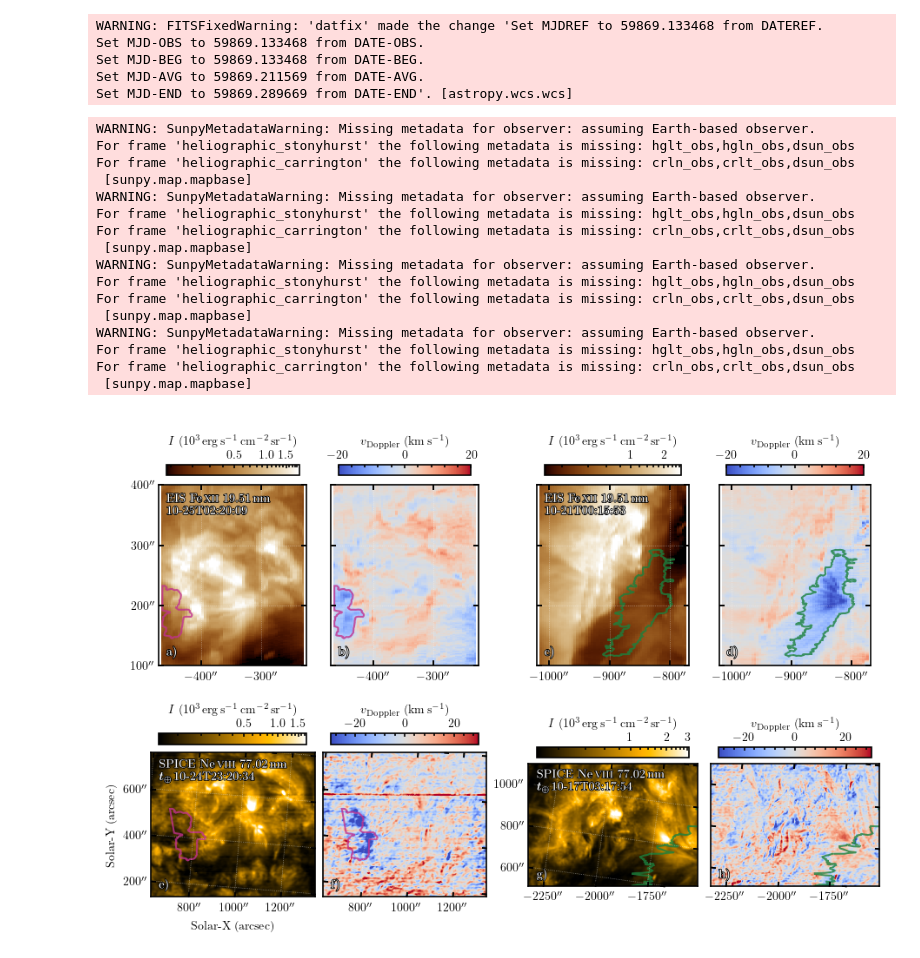
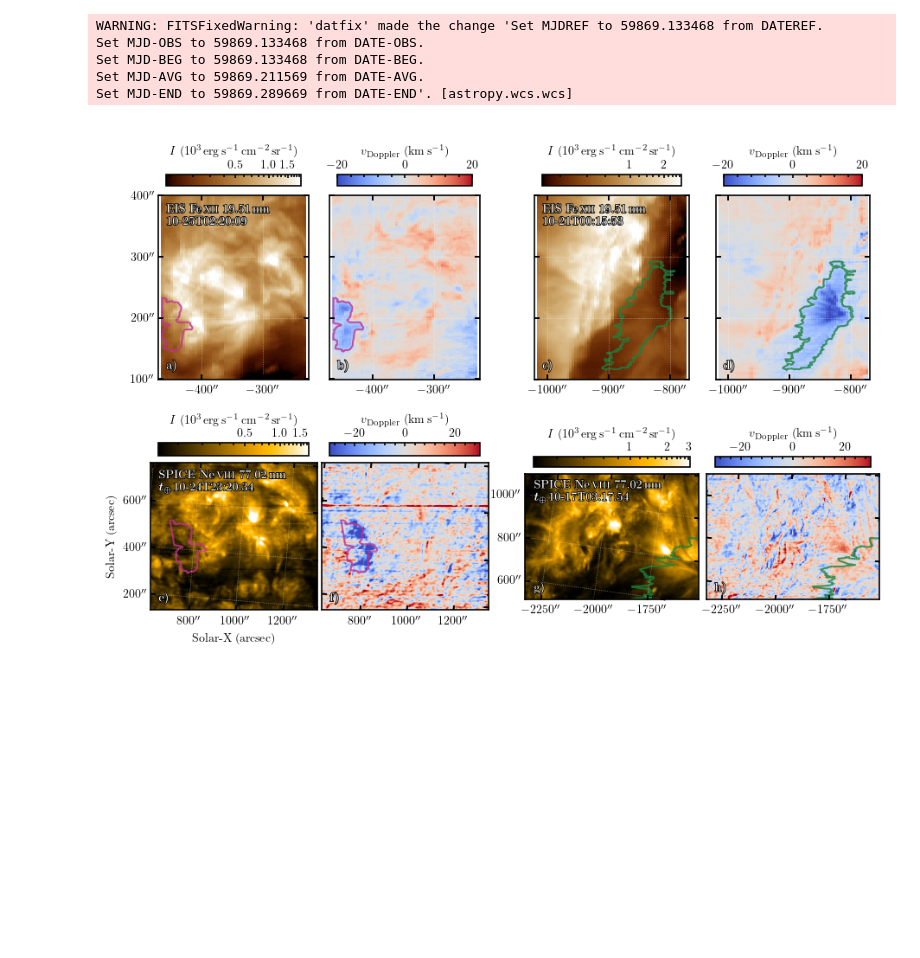
Before and after one commit to yjzhu-solar/EIS_DKIST_SolO, a Jupyter notebook: ipynb/ms_eis_eui_upflow/eis_spice_doppler.ipynb, the cells around one changed output. Drawn from its saved outputs; the diff is of its cells as text; code cells hidden in the pictures; blank space fills up the shorter version.

```diff
--- a/ipynb/ms_eis_eui_upflow/eis_spice_doppler.ipynb
+++ b/ipynb/ms_eis_eui_upflow/eis_spice_doppler.ipynb
@@ -413,47 +413,35 @@ with rc_context(ms_style_dict):
     ax8.coords[0].axislabels.set_visible(False)
     ax8.coords[1].axislabels.set_visible(False)
     ax8.coords[1].set_ticks(number=3)
     ax8.coords[0].set_ticks(spacing=250*u.arcsec)
     ax8.coords[0].set_major_formatter('s')
 
     for clb_ax_ in (clb_ax1,clb_ax2, clb_ax3, clb_ax4, clb_ax5, clb_ax6, clb_ax7, clb_ax8):
         clb_ax_.tick_params(top=True, bottom=False, labeltop=True, labelbottom=False,
                             length=3)
         clb_ax_.xaxis.tick_top()
         clb_ax_.xaxis.set_label_position('top')
         offset_text = clb_ax_.xaxis.get_offset_text()
         if offset_text is not None:
             offset_text.set_visible(False)
             # offset_text_pos = offset_text.get_position()
             # offset_text.set_position((offset_text_pos[0]+0.17, offset_text_pos[1]))
             # clb_ax_.xaxis.OFFSETTEXTPAD = -9
 
     for ax_ in (ax2,ax3,ax4,ax6,ax8):
         ax_.coords[1].set_ticklabel_visible(False)
 
     # in maptlotlib 3.9 the rasterization of colorbar will be misplaced in PDF
     # backend by setting `bbox_inches='tight'` with `inset_axes` from
     #`mpl_toolkits.axes_grid1.inset_locator` module
     # see github issues:
     # https://github.com/matplotlib/matplotlib/issues/28549
     # https://github.com/matplotlib/matplotlib/issues/27763
+
+    fig.get_layout_engine().set(w_pad=1/72., h_pad=1/72., hspace=0,
+                        wspace=0)
+
     plt.savefig('../../figs/ms_eis_eui_upflow/eis_spice_doppler.pdf', dpi=300, bbox_inches='tight')
     plt.show()
 # %% [output]
-WARNING: SunpyMetadataWarning: Missing metadata for observer: assuming Earth-based observer.
-For frame 'heliographic_stonyhurst' the following metadata is missing: hglt_obs,hgln_obs,dsun_obs
-For frame 'heliographic_carrington' the following metadata is missing: crln_obs,crlt_obs,dsun_obs
- [sunpy.map.mapbase]
-WARNING: SunpyMetadataWarning: Missing metadata for observer: assuming Earth-based observer.
-For frame 'heliographic_stonyhurst' the following metadata is missing: hglt_obs,hgln_obs,dsun_obs
-For frame 'heliographic_carrington' the following metadata is missing: crln_obs,crlt_obs,dsun_obs
- [sunpy.map.mapbase]
-WARNING: SunpyMetadataWarning: Missing metadata for observer: assuming Earth-based observer.
-For frame 'heliographic_stonyhurst' the following metadata is missing: hglt_obs,hgln_obs,dsun_obs
-For frame 'heliographic_carrington' the following metadata is missing: crln_obs,crlt_obs,dsun_obs
- [sunpy.map.mapbase]
-WARNING: SunpyMetadataWarning: Missing metadata for observer: assuming Earth-based observer.
-For frame 'heliographic_stonyhurst' the following metadata is missing: hglt_obs,hgln_obs,dsun_obs
-For frame 'heliographic_carrington' the following metadata is missing: crln_obs,crlt_obs,dsun_obs
- [sunpy.map.mapbase]
-[figure, old version]
+[figure, new version]
```
Also changed, not shown: parts of 3 cells of this notebook, 10 other files.
